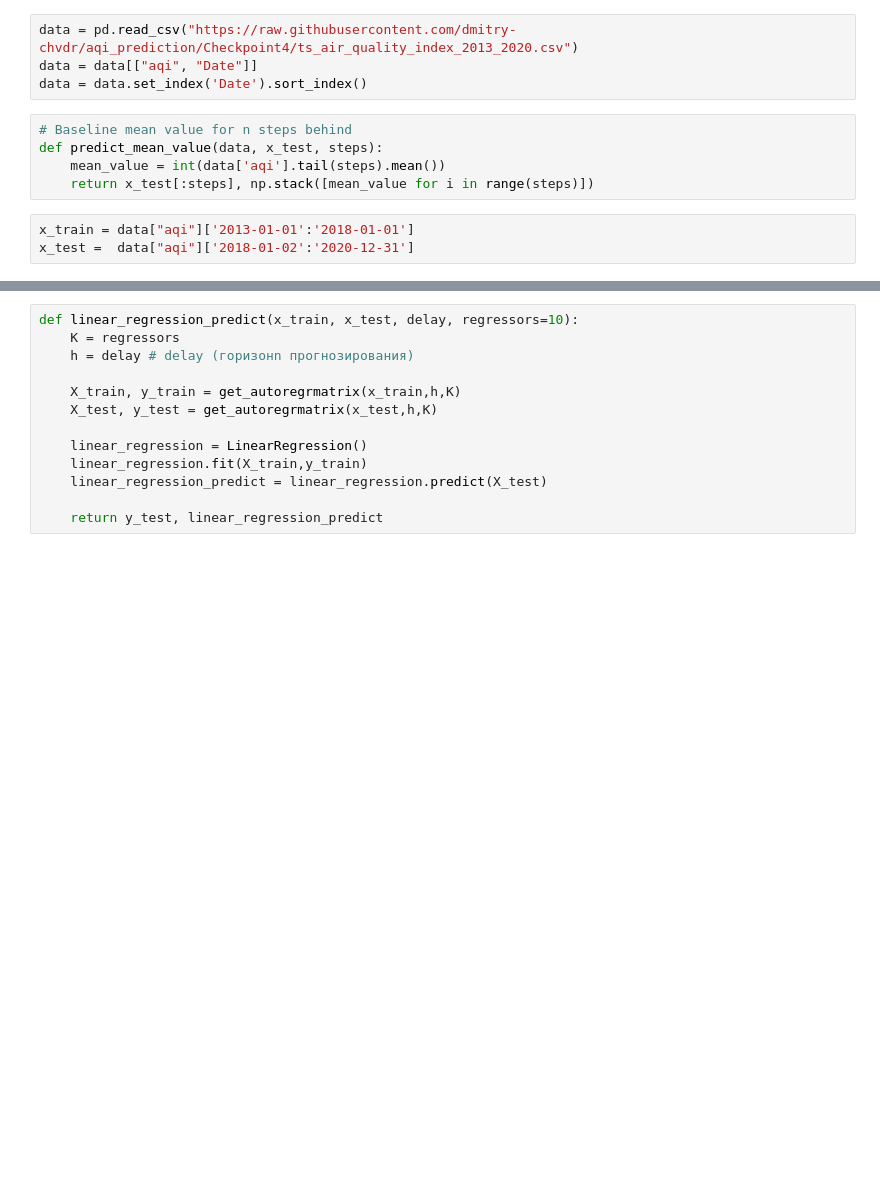
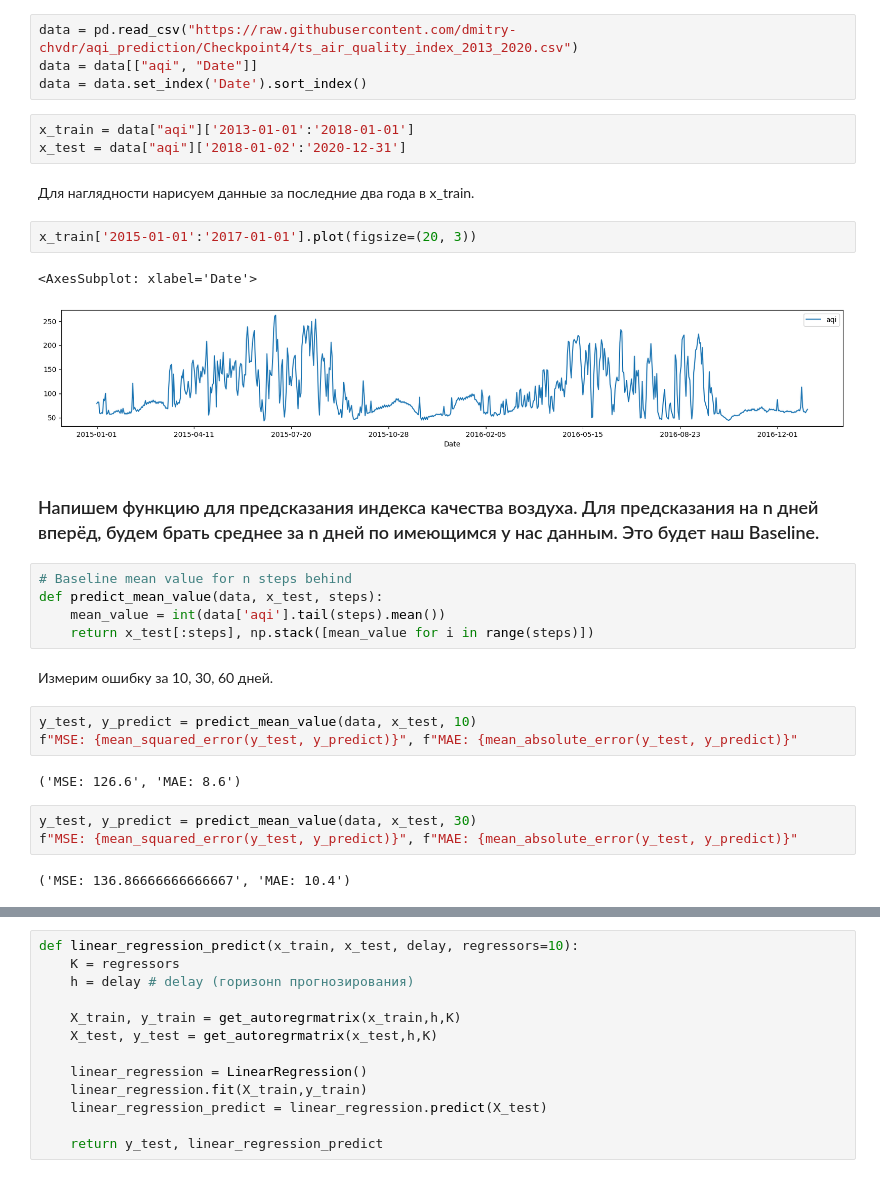
Before and after one commit to dmitry-chvdr/air_quality, a Jupyter notebook: model.ipynb, the cells around one changed output, grey strips where cells are left out. Cells and saved outputs as stored; diff of their text form; blank space fills up the shorter version.

```diff
--- a/model.ipynb
+++ b/model.ipynb
@@ -11,11 +38,32 @@ from methods import get_result_data, get_autoregrmatrix
 data = pd.read_csv("https://raw.githubusercontent.com/dmitry-chvdr/aqi_prediction/Checkpoint4/ts_air_quality_index_2013_2020.csv")
 data = data[["aqi", "Date"]]
 data = data.set_index('Date').sort_index()
-# %%
-# Baseline mean value for n steps behind
-def predict_mean_value(data, x_test, steps):
-    mean_value = int(data['aqi'].tail(steps).mean())
-    return x_test[:steps], np.stack([mean_value for i in range(steps)])
 # %%
 x_train = data["aqi"]['2013-01-01':'2018-01-01']
-x_test =  data["aqi"]['2018-01-02':'2020-12-31']
+x_test = data["aqi"]['2018-01-02':'2020-12-31']
+# %% [markdown]
+Для наглядности нарисуем данные за последние два года в x_train.
+# %%
+x_train['2015-01-01':'2017-01-01'].plot(figsize=(20, 3))
+# %% [output]
+<AxesSubplot: xlabel='Date'>
+[figure, added]
+# %% [markdown]
+### Напишем функцию для предсказания индекса качества воздуха. Для предсказания на n дней вперёд, будем брать среднее за n дней по имеющимся у нас данным. Это будет наш Baseline.
+# %%
+# Baseline mean value for n steps behind
+def predict_mean_value(data, x_test, steps):
+    mean_value = int(data['aqi'].tail(steps).mean())
+    return x_test[:steps], np.stack([mean_value for i in range(steps)])
+# %% [markdown]
+Измерим ошибку за 10, 30, 60 дней.
+# %%
+y_test, y_predict = predict_mean_value(data, x_test, 10)
+f"MSE: {mean_squared_error(y_test, y_predict)}", f"MAE: {mean_absolute_error(y_test, y_predict)}"
+# %% [output]
+('MSE: 126.6', 'MAE: 8.6')
+# %%
+y_test, y_predict = predict_mean_value(data, x_test, 30)
+f"MSE: {mean_squared_error(y_test, y_predict)}", f"MAE: {mean_absolute_error(y_test, y_predict)}"
+# %% [output]
+('MSE: 136.86666666666667', 'MAE: 10.4')
```
Also changed, not shown: parts of 24 cells of this notebook.
